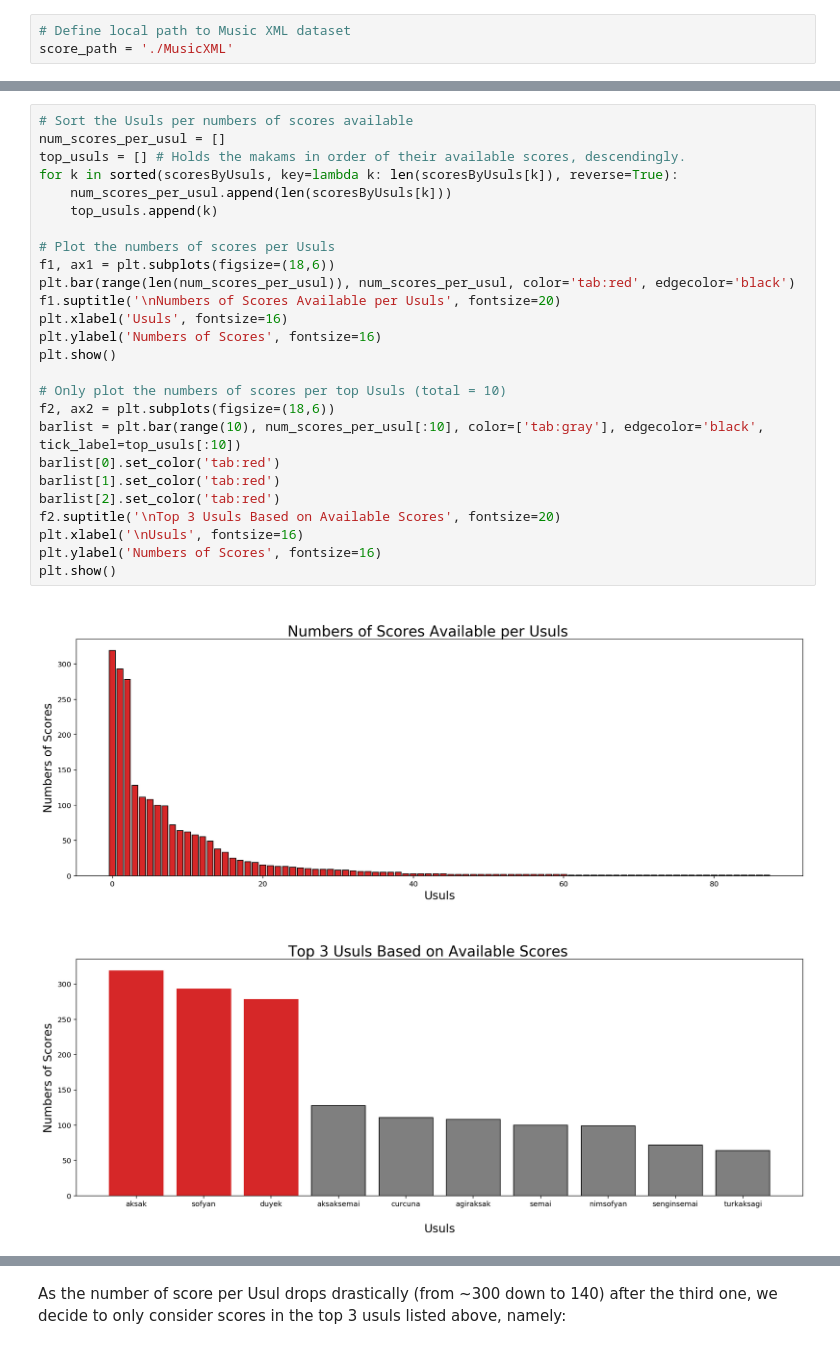
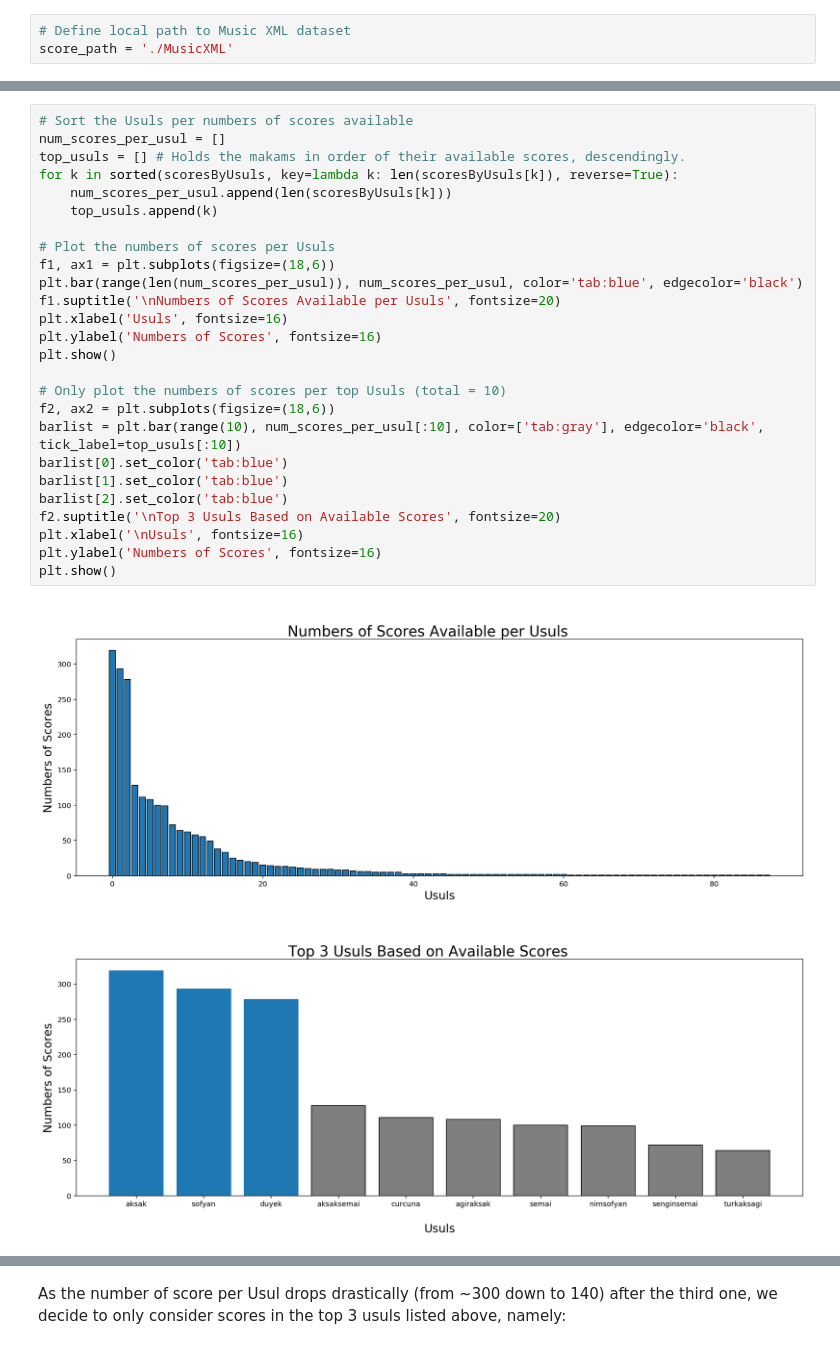
Before and after one commit to darius522/AMPL-makam-project, a Jupyter notebook: experiment_notebook.ipynb, the cells around one changed output, grey strips where cells are left out. Cells and saved outputs as stored; diff of their text form.

```diff
--- a/experiment_notebook.ipynb
+++ b/experiment_notebook.ipynb
@@ -238,29 +309,29 @@ plotAdjacentNotesPerMakam(adjacent_notes,titles)
 # %%
 # Sort the Usuls per numbers of scores available
 num_scores_per_usul = []
 top_usuls = [] # Holds the makams in order of their available scores, descendingly.
 for k in sorted(scoresByUsuls, key=lambda k: len(scoresByUsuls[k]), reverse=True):
     num_scores_per_usul.append(len(scoresByUsuls[k]))
     top_usuls.append(k)
 
 # Plot the numbers of scores per Usuls
 f1, ax1 = plt.subplots(figsize=(18,6))
-plt.bar(range(len(num_scores_per_usul)), num_scores_per_usul, color='tab:red', edgecolor='black')
+plt.bar(range(len(num_scores_per_usul)), num_scores_per_usul, color='tab:blue', edgecolor='black')
 f1.suptitle('\nNumbers of Scores Available per Usuls', fontsize=20)
 plt.xlabel('Usuls', fontsize=16)
 plt.ylabel('Numbers of Scores', fontsize=16)
 plt.show()
 
 # Only plot the numbers of scores per top Usuls (total = 10)
 f2, ax2 = plt.subplots(figsize=(18,6))
 barlist = plt.bar(range(10), num_scores_per_usul[:10], color=['tab:gray'], edgecolor='black', tick_label=top_usuls[:10])
-barlist[0].set_color('tab:red')
-barlist[1].set_color('tab:red')
-barlist[2].set_color('tab:red')
+barlist[0].set_color('tab:blue')
+barlist[1].set_color('tab:blue')
+barlist[2].set_color('tab:blue')
 f2.suptitle('\nTop 3 Usuls Based on Available Scores', fontsize=20)
 plt.xlabel('\nUsuls', fontsize=16)
 plt.ylabel('Numbers of Scores', fontsize=16)
 plt.show()
 # %% [output]
-[figure, old version]
+[figure, new version]
-[figure, old version]
+[figure, new version]
```
Also changed, not shown: parts of 21 cells of this notebook.
